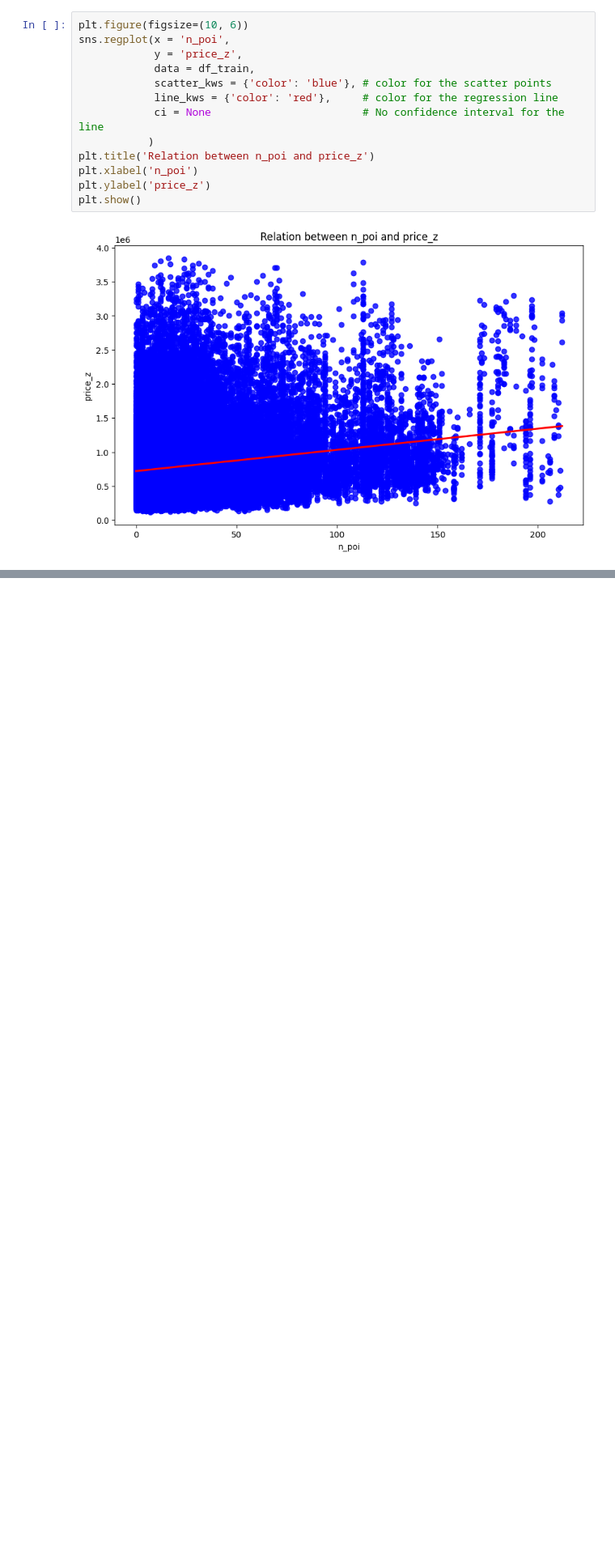
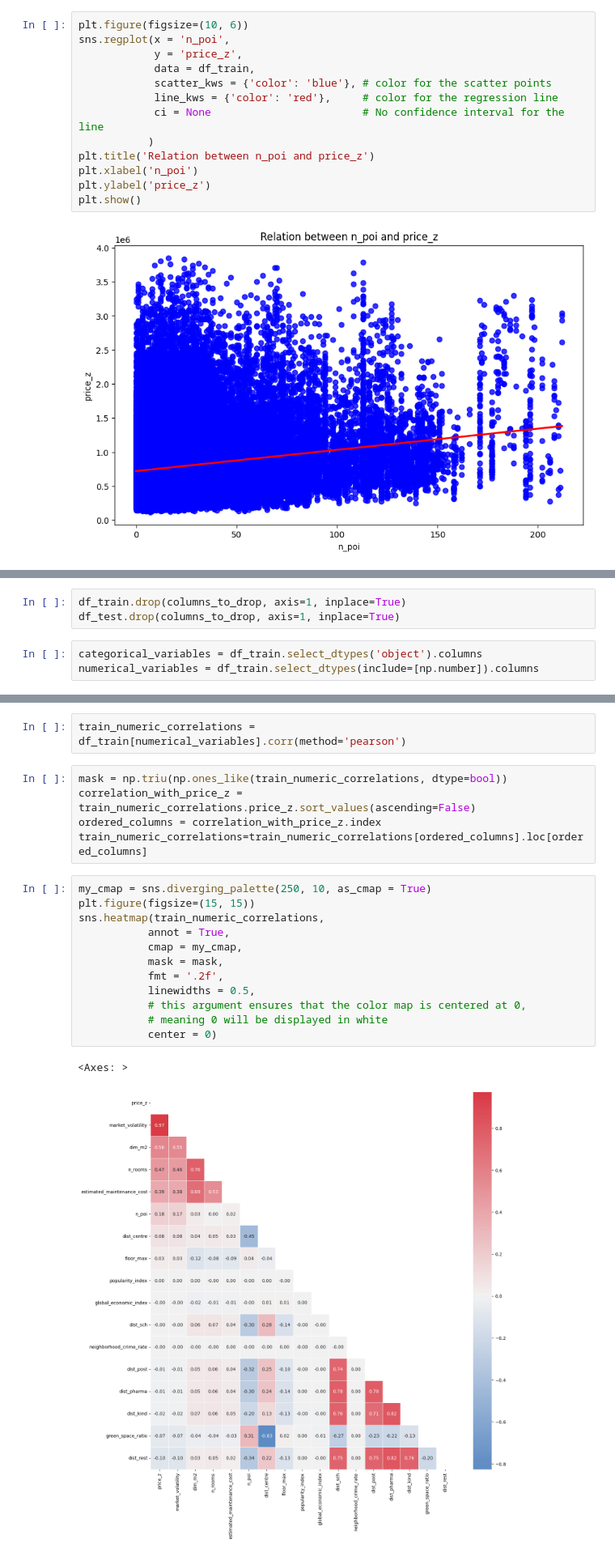
Before and after one commit to Mukhammadkodir27/Machine_Learning_Projects, a Jupyter notebook: Project-ML.ipynb, the cells around one changed output, grey strips where cells are left out. Shown at 81% size. Cells and saved outputs as stored; diff of their text form; blank space fills up the shorter version.

```diff
--- a/Project-ML.ipynb
+++ b/Project-ML.ipynb
@@ -956,0 +1104,6 @@ strong multicollinearity or other numerical problems.
+# %%
+df_train.drop(columns_to_drop, axis=1, inplace=True)
+df_test.drop(columns_to_drop, axis=1, inplace=True)
+# %%
+categorical_variables = df_train.select_dtypes('object').columns
+numerical_variables = df_train.select_dtypes(include=[np.number]).columns
@@ -956,0 +1125,22 @@ strong multicollinearity or other numerical problems.
+# %%
+train_numeric_correlations = df_train[numerical_variables].corr(method='pearson')
+# %%
+mask = np.triu(np.ones_like(train_numeric_correlations, dtype=bool))
+correlation_with_price_z = train_numeric_correlations.price_z.sort_values(ascending=False)
+ordered_columns = correlation_with_price_z.index
+train_numeric_correlations=train_numeric_correlations[ordered_columns].loc[ordered_columns]
+# %%
+my_cmap = sns.diverging_palette(250, 10, as_cmap = True)
+plt.figure(figsize=(15, 15))
+sns.heatmap(train_numeric_correlations,
+           annot = True,
+           cmap = my_cmap,
+           mask = mask,
+           fmt = '.2f',
+           linewidths = 0.5,
+           # this argument ensures that the color map is centered at 0,
+           # meaning 0 will be displayed in white
+           center = 0)
+# %% [output]
+<Axes: >
+[figure, added]
```
Also changed, not shown: parts of 90 cells of this notebook.
